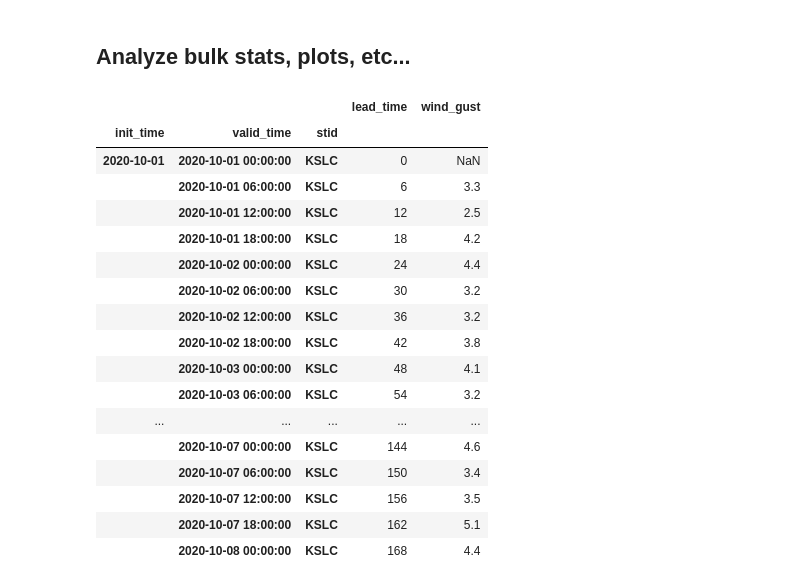
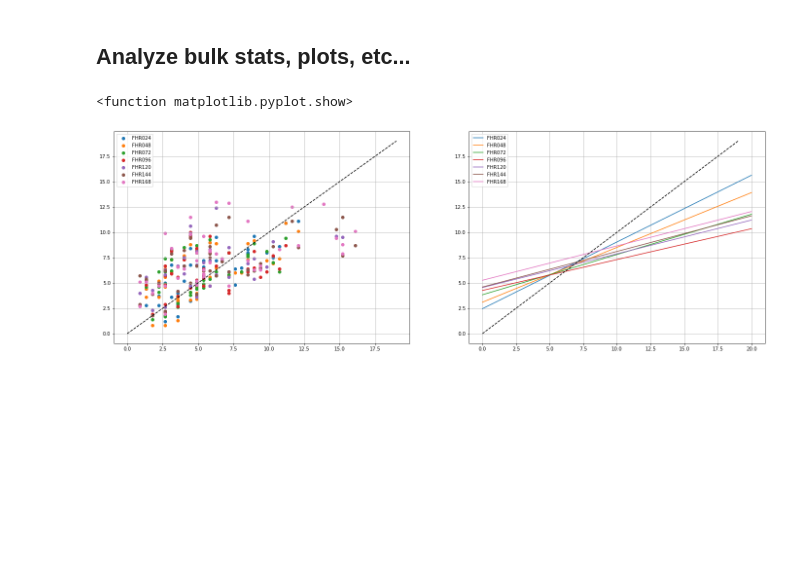
Before and after one commit to m-wessler/nbm-windgust-better, a Jupyter notebook: WindGustVerify.ipynb, the cells around one changed output. Saved outputs shown, nothing was run; the diff lists cells and outputs as text; code cells hidden in the pictures; blank space fills up the shorter version.

```diff
--- a/WindGustVerify.ipynb
+++ b/WindGustVerify.ipynb
@@ -51,7 +53,7 @@ timefmt = '%Y%m%d%H%M'
 date0 = datetime(2020, 10, 1, 0, 0)
 date1 = datetime(2021, 6, 1, 0, 0)
 
-meta_base = 'https://api.synopticdata.com/v2/stations/metadata?'
+meta_base = 'https://api.synopticdata.com/v2/stations/metadata?complete=1'
 timeseries_base = 'https://api.synopticdata.com/v2/stations/timeseries?'
 network_query = '&network=1,2' #1:nws, 2:raws
 
@@ -71,14 +73,10 @@ cwa_list = cwas_shp.index
 
 cwa_query = '&cwa=%s'%','.join(cwa_list)
 url = meta_base + api_token + network_query + cwa_query
-
 api_return = requests.get(url).json()
 
 metadata = pd.DataFrame(api_return['STATION']).set_index('STID')
-metadata = metadata[['NAME', 'LATITUDE', 'LONGITUDE', 'ELEVATION']]
-
-# metadata['LATITUDE'] = metadata['LATITUDE'].astype(float)
-# metadata['LONGITUDE'] = metadata['LONGITUDE'].astype(float)
+metadata = metadata[['NAME', 'CWA', 'LATITUDE', 'LONGITUDE', 'ELEVATION']]
 metadata['ELEVATION'] = np.array([str_to_int(v) for v in metadata['ELEVATION']])
 
 metadata = gpd.GeoDataFrame(metadata, geometry=gpd.points_from_xy(
@@ -194,6 +192,7 @@ subset_index = [i for i, index in
                 if index in metadata.index]
 
 observations = observations.iloc[subset_index]
+observations.index.rename(['valid_time', 'stid'], inplace=True)
 
 observations
 # %% [output]
@@ -242,44 +311,28 @@ wave1d_return
 # %% [markdown]
 ## Analyze bulk stats, plots, etc...
-# %%
-import io
-tempdf = pd.read_csv(io.StringIO(wave1d_return.content.decode('utf-8'))
-    )[['ValidTime', 'GUST_10 m above ground']]
-
-tempdf['ValidTime'] = [datetime.strptime(t, '%Y%m%d%H') for t in tempdf['ValidTime'].astype(str)]
-tempdf['init_time'] = date
-tempdf['stid'] = stid
-
-tempdf = tempdf.rename(
-    columns={'ValidTime':'valid_time',
-             'GUST_10 m above ground':'wind_gust'}
-             ).set_index(['init_time', 'valid_time', 'stid'])
-
-lead_time = ((tempdf.index.get_level_values(1) - date).days*24*3600 +
-             (tempdf.index.get_level_values(1) - date).seconds)/3600
-
-lead_time_index = ((lead_time >= 0) & (lead_time <= 168) & (lead_time % 6 == 0))
-
-tempdf = tempdf[lead_time_index]
-tempdf.insert(0, 'lead_time', lead_time[lead_time_index].astype(int))
-
-tempdf
-# %% [output]
-|  |  |  | lead_time | wind_gust |
-| init_time | valid_time | stid |  |  |
-| 2020-10-01 | 2020-10-01 00:00:00 | KSLC | 0 | NaN |
-|  | 2020-10-01 06:00:00 | KSLC | 6 | 3.3 |
-|  | 2020-10-01 12:00:00 | KSLC | 12 | 2.5 |
-|  | 2020-10-01 18:00:00 | KSLC | 18 | 4.2 |
-|  | 2020-10-02 00:00:00 | KSLC | 24 | 4.4 |
-|  | 2020-10-02 06:00:00 | KSLC | 30 | 3.2 |
-|  | 2020-10-02 12:00:00 | KSLC | 36 | 3.2 |
-|  | 2020-10-02 18:00:00 | KSLC | 42 | 3.8 |
-|  | 2020-10-03 00:00:00 | KSLC | 48 | 4.1 |
-|  | 2020-10-03 06:00:00 | KSLC | 54 | 3.2 |
-| ... | ... | ... | ... | ... |
-|  | 2020-10-07 00:00:00 | KSLC | 144 | 4.6 |
-|  | 2020-10-07 06:00:00 | KSLC | 150 | 3.4 |
-|  | 2020-10-07 12:00:00 | KSLC | 156 | 3.5 |
-|  | 2020-10-07 18:00:00 | KSLC | 162 | 5.1 |
-|  | 2020-10-08 00:00:00 | KSLC | 168 | 4.4 |
+# %%
+fig, axs = plt.subplots(1, 2, figsize=(24, 8), facecolor='w')
+ax1, ax2 = axs
+
+for fhr in np.arange(24, 169, 24):
+
+    test = df_all[df_all['lead_time'] == fhr].reset_index().set_index(['valid_time', 'stid'])
+
+    x, y = observations.loc[test.index], test['wind_gust']
+    m, b = np.polyfit(x.values.reshape(-1), y.values, 1)
+
+    ax1.scatter(x, y,
+                label='FHR%03d'%fhr)
+
+    ax2.plot(np.linspace(0, 20, 10), m*np.linspace(0, 20, 10)+b,
+             label='FHR%03d'%fhr)
+
+for ax in axs:
+    ax.plot(np.arange(0, 20), 'k--')
+    ax.grid()
+    ax.legend()
+
+plt.show
+# %% [output]
+<function matplotlib.pyplot.show>
+[figure, added]
```
Also changed, not shown: parts of 4 cells of this notebook.
